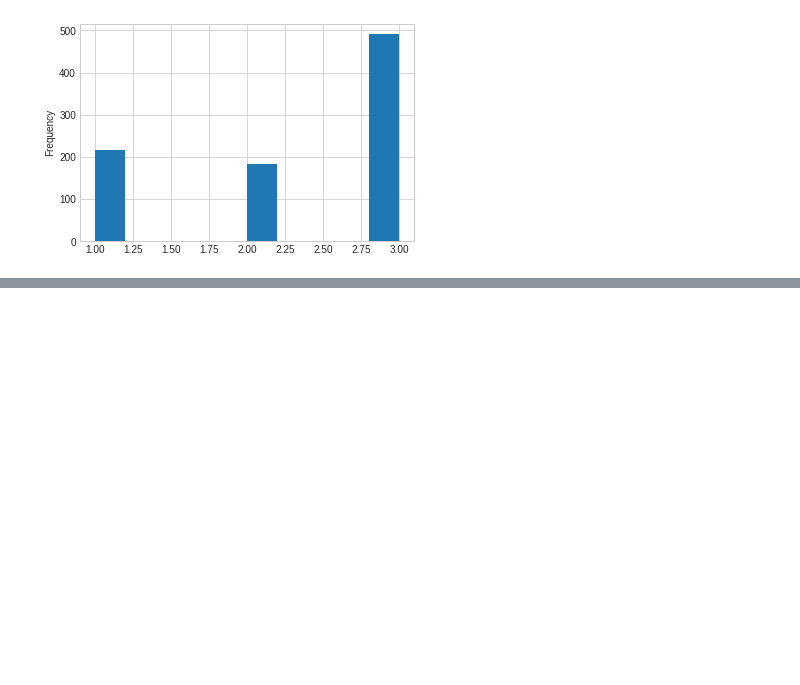
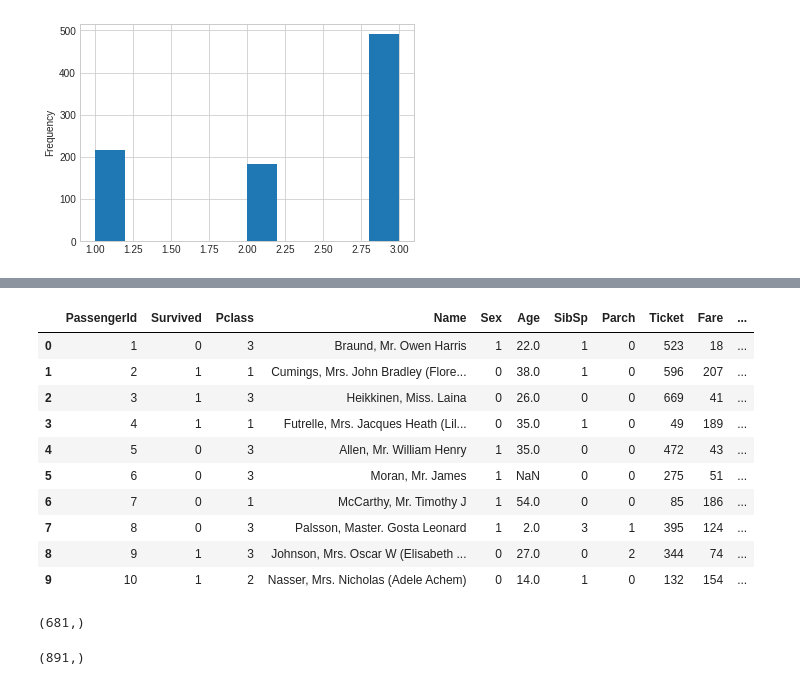
Before and after one commit to AutuanLiu/MDeepLearn, a Jupyter notebook: Kaggle/Titanic.ipynb, the cells around one changed output, grey strips where cells are left out. Drawn from its saved outputs; the diff is of its cells as text; code cells hidden in the pictures; blank space fills up the shorter version.

```diff
--- a/Kaggle/Titanic.ipynb
+++ b/Kaggle/Titanic.ipynb
@@ -60,0 +94,14 @@ public_train_data['Pclass'].plot(kind='hist')
+# %%
+public_train_data.head(10)
+# %% [output]
+|  | PassengerId | Survived | Pclass | Name | Sex | Age | SibSp | Parch | Ticket | Fare | ... |
+| 0 | 1 | 0 | 3 | Braund, Mr. Owen Harris | 1 | 22.0 | 1 | 0 | 523 | 18 | ... |
+| 1 | 2 | 1 | 1 | Cumings, Mrs. John Bradley (Flore... | 0 | 38.0 | 1 | 0 | 596 | 207 | ... |
+| 2 | 3 | 1 | 3 | Heikkinen, Miss. Laina | 0 | 26.0 | 0 | 0 | 669 | 41 | ... |
+| 3 | 4 | 1 | 1 | Futrelle, Mrs. Jacques Heath (Lil... | 0 | 35.0 | 1 | 0 | 49 | 189 | ... |
+| 4 | 5 | 0 | 3 | Allen, Mr. William Henry | 1 | 35.0 | 0 | 0 | 472 | 43 | ... |
+| 5 | 6 | 0 | 3 | Moran, Mr. James | 1 | NaN | 0 | 0 | 275 | 51 | ... |
+| 6 | 7 | 0 | 1 | McCarthy, Mr. Timothy J | 1 | 54.0 | 0 | 0 | 85 | 186 | ... |
+| 7 | 8 | 0 | 3 | Palsson, Master. Gosta Leonard | 1 | 2.0 | 3 | 1 | 395 | 124 | ... |
+| 8 | 9 | 1 | 3 | Johnson, Mrs. Oscar W (Elisabeth ... | 0 | 27.0 | 0 | 2 | 344 | 74 | ... |
+| 9 | 10 | 1 | 2 | Nasser, Mrs. Nicholas (Adele Achem) | 0 | 14.0 | 1 | 0 | 132 | 154 | ... |
@@ -60,0 +111,6 @@ public_train_data['Pclass'].plot(kind='hist')
+# %%
+public_train_data['Ticket'].unique().shape
+public_train_data['Ticket'].shape
+# %% [output]
+(681,)
+(891,)
```
Also changed, not shown: parts of 7 cells of this notebook.
